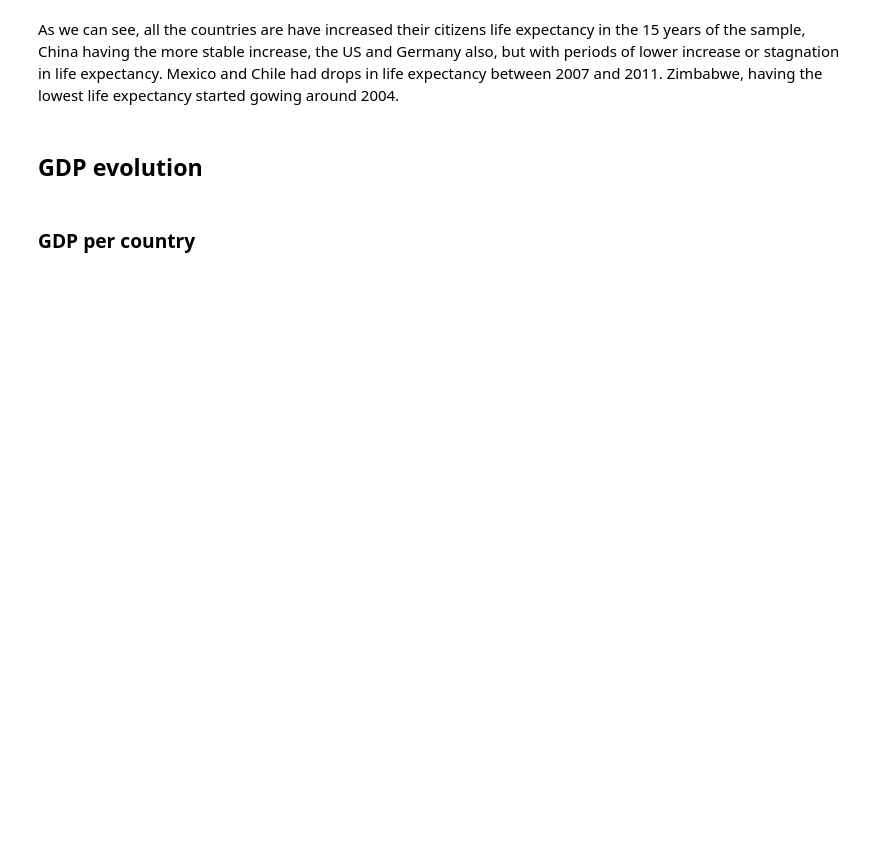
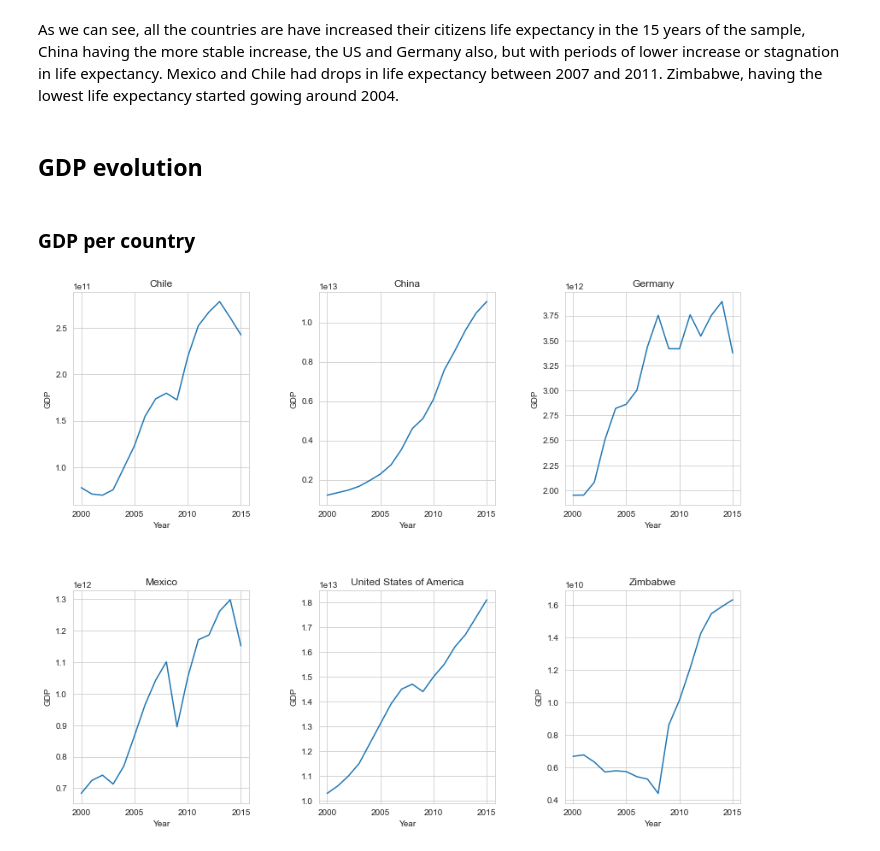
Before and after one commit to ValerioFrancisco/Life-Expectancy-and-GDP, a Jupyter notebook: life_expectancy_gdp.ipynb, the cells around one changed output. Drawn from its saved outputs; the diff is of its cells as text; code cells hidden in the pictures; blank space fills up the shorter version.

```diff
--- a/life_expectancy_gdp.ipynb
+++ b/life_expectancy_gdp.ipynb
@@ -85,9 +88,12 @@ As we can see, all the countries are have increased their citizens life expectan
 ### GDP per country
 # %%
 plt.figure( figsize=(14,11))
+sns.set_style("whitegrid")
 for idx, country in enumerate(countries):
     plt.subplot(2,3,idx+1)
     sns.lineplot(data=df[df.Country == country], x='Year', y='GDP')
     plt.title(country)
 plt.subplots_adjust(wspace=0.4, hspace=0.4)
 plt.show()
+# %% [output]
+[figure, added]
```
Also changed, not shown: parts of 12 cells of this notebook.
